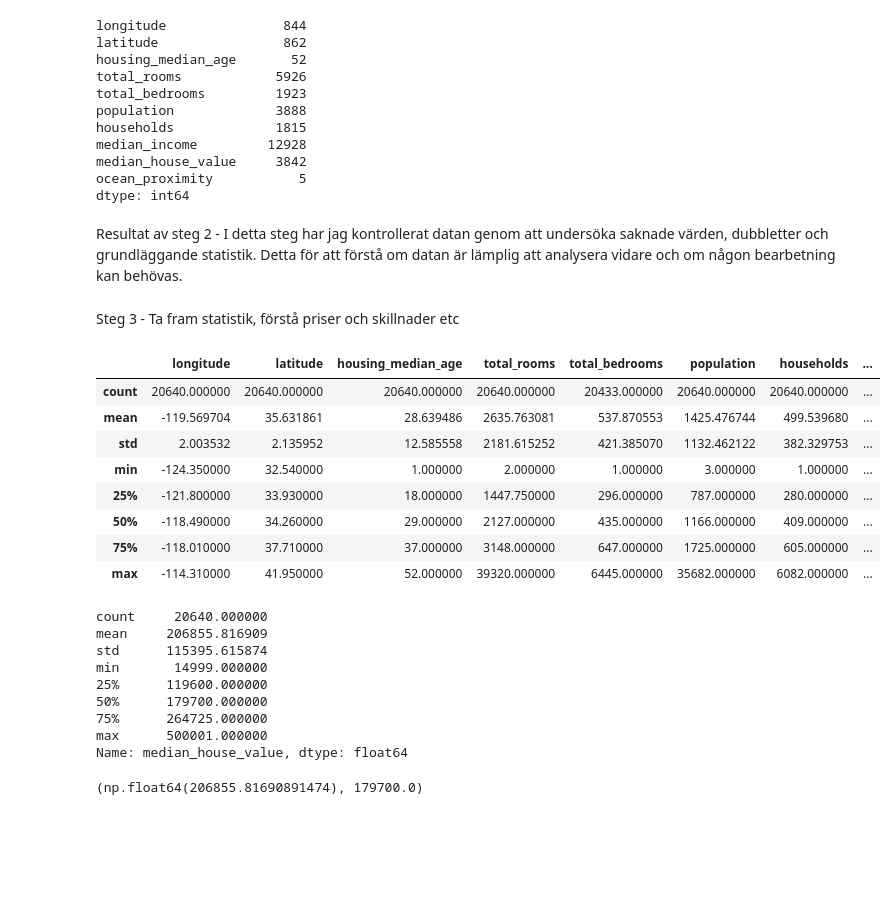
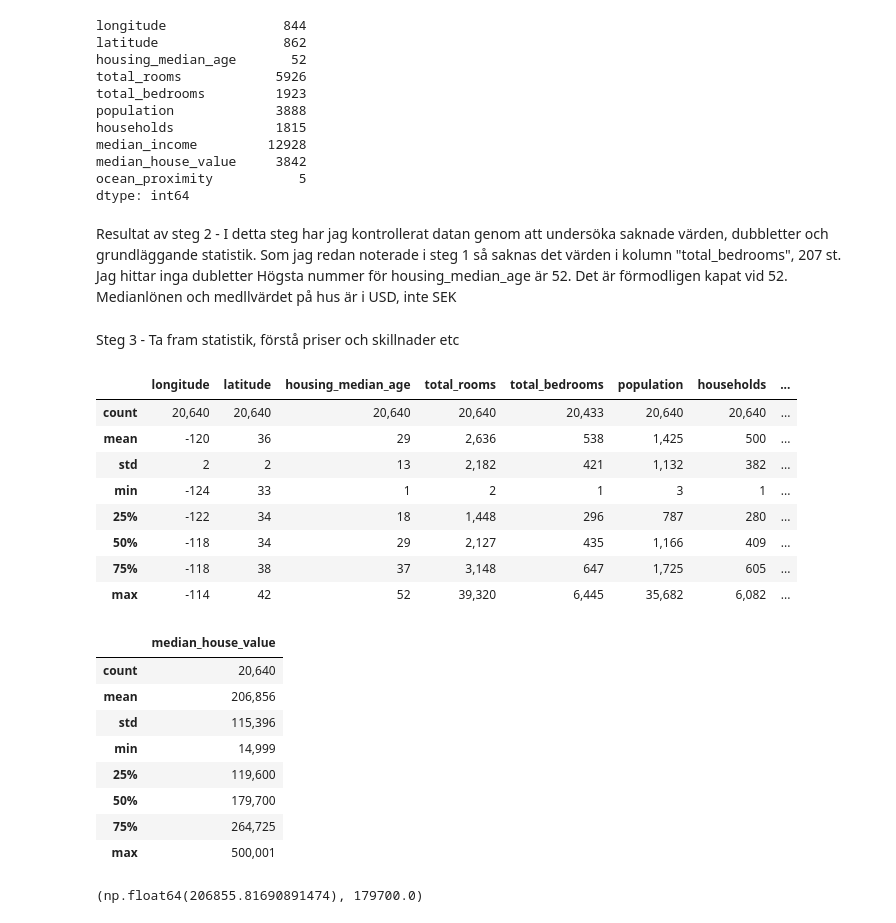
Before and after one commit to jonaskallman/Kunskapskontroll_2_3, a Jupyter notebook: kunskapskontroll_3_EDA_JFK.ipynb, the cells around one changed output. Saved outputs shown, nothing was run; the diff lists cells and outputs as text; code cells hidden in the pictures; blank space fills up the shorter version.

```diff
--- a/kunskapskontroll_3_EDA_JFK.ipynb
+++ b/kunskapskontroll_3_EDA_JFK.ipynb
@@ -111,35 +115,49 @@ median_house_value     3842
 ocean_proximity           5
 dtype: int64
 # %% [markdown]
-Resultat av steg 2 - I detta steg har jag kontrollerat datan genom att undersöka saknade värden, dubbletter och grundläggande statistik. Detta för att förstå om datan är lämplig att analysera vidare och om någon bearbetning kan behövas.
+Resultat av steg 2 - I detta steg har jag kontrollerat datan genom att undersöka saknade värden, dubbletter och grundläggande statistik.  Som jag redan noterade i steg 1 så saknas det värden i kolumn "total_bedrooms", 207 st.
+Jag hittar inga dubletter
+Högsta nummer för housing_median_age är 52. Det är förmodligen kapat vid 52.
+Medianlönen och medllvärdet på hus är i USD, inte SEK
 # %% [markdown]
 Steg 3 - Ta fram statistik, förstå priser och skillnader etc
 # %%
-# Sammanfattande statistik för numeriska kolumner
-df.describe()
+# Sammanfattande statistik för numeriska kolumner, kör med tusenavgränsare, tar bort decinaler om det inte behövs
+(
+    df.describe()
+      .round(0)
+      .style.format("{:,.0f}")
+)
 # %% [output]
 |  | longitude | latitude | housing_median_age | total_rooms | total_bedrooms | population | households | ... |
-| count | 20640.000000 | 20640.000000 | 20640.000000 | 20640.000000 | 20433.000000 | 20640.000000 | 20640.000000 | ... |
-| mean | -119.569704 | 35.631861 | 28.639486 | 2635.763081 | 537.870553 | 1425.476744 | 499.539680 | ... |
-| std | 2.003532 | 2.135952 | 12.585558 | 2181.615252 | 421.385070 | 1132.462122 | 382.329753 | ... |
-| min | -124.350000 | 32.540000 | 1.000000 | 2.000000 | 1.000000 | 3.000000 | 1.000000 | ... |
-| 25% | -121.800000 | 33.930000 | 18.000000 | 1447.750000 | 296.000000 | 787.000000 | 280.000000 | ... |
-| 50% | -118.490000 | 34.260000 | 29.000000 | 2127.000000 | 435.000000 | 1166.000000 | 409.000000 | ... |
-| 75% | -118.010000 | 37.710000 | 37.000000 | 3148.000000 | 647.000000 | 1725.000000 | 605.000000 | ... |
-| max | -114.310000 | 41.950000 | 52.000000 | 39320.000000 | 6445.000000 | 35682.000000 | 6082.000000 | ... |
+| count | 20,640 | 20,640 | 20,640 | 20,640 | 20,433 | 20,640 | 20,640 | ... |
+| mean | -120 | 36 | 29 | 2,636 | 538 | 1,425 | 500 | ... |
+| std | 2 | 2 | 13 | 2,182 | 421 | 1,132 | 382 | ... |
+| min | -124 | 33 | 1 | 2 | 1 | 3 | 1 | ... |
+| 25% | -122 | 34 | 18 | 1,448 | 296 | 787 | 280 | ... |
+| 50% | -118 | 34 | 29 | 2,127 | 435 | 1,166 | 409 | ... |
+| 75% | -118 | 38 | 37 | 3,148 | 647 | 1,725 | 605 | ... |
+| max | -114 | 42 | 52 | 39,320 | 6,445 | 35,682 | 6,082 | ... |
 # %%
 # Statistik för pris (median_house_value)
-df["median_house_value"].describe()
+
+(
+    df["median_house_value"]
+      .describe()
+      .round(0)
+      .to_frame()
+      .style.format("{:,.0f}")
+)
 # %% [output]
-count     20640.000000
-mean     206855.816909
-std      115395.615874
-min       14999.000000
-25%      119600.000000
-50%      179700.000000
-75%      264725.000000
-max      500001.000000
-Name: median_house_value, dtype: float64
+|  | median_house_value |
+| count | 20,640 |
+| mean | 206,856 |
+| std | 115,396 |
+| min | 14,999 |
+| 25% | 119,600 |
+| 50% | 179,700 |
+| 75% | 264,725 |
+| max | 500,001 |
 # %%
 # Jämförelse mellan medelvärde och median för bostadspris
 mean_price = df["median_house_value"].mean()
```
Also changed, not shown: parts of 8 cells of this notebook.
